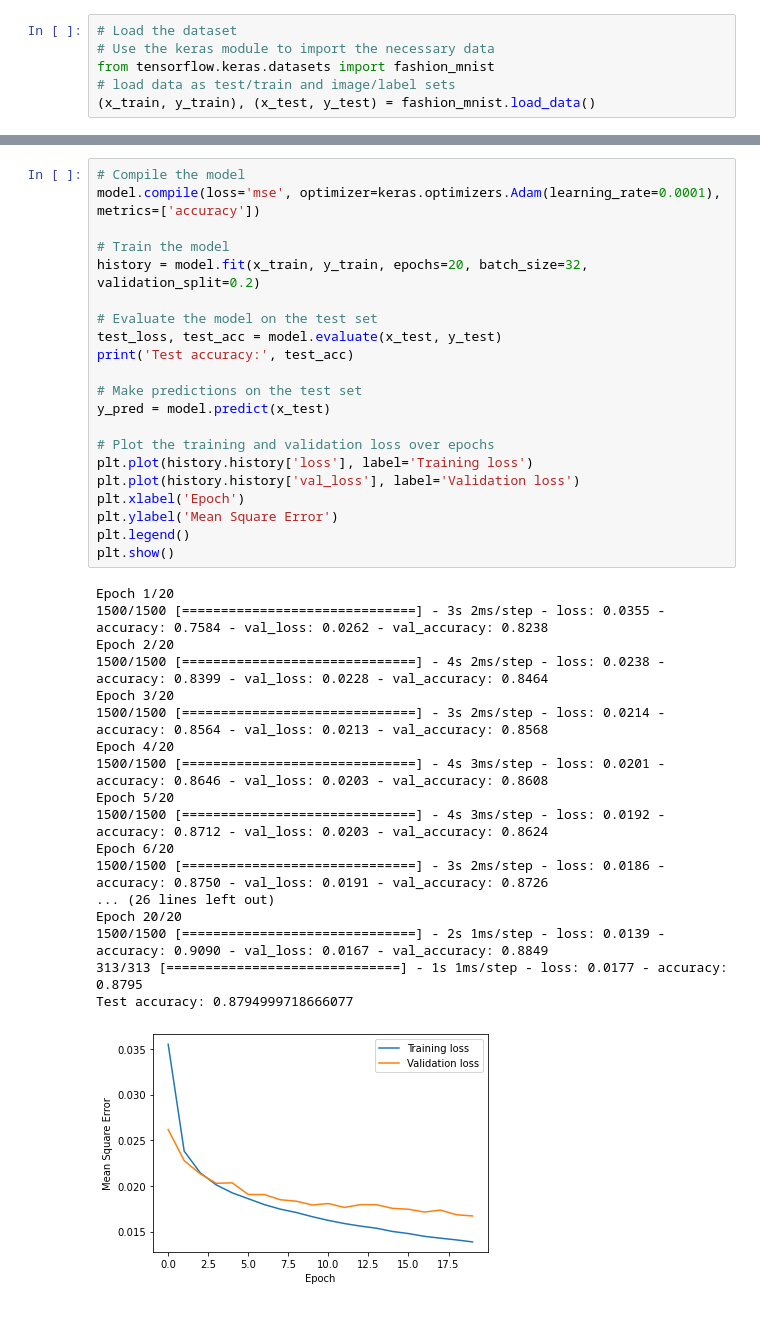
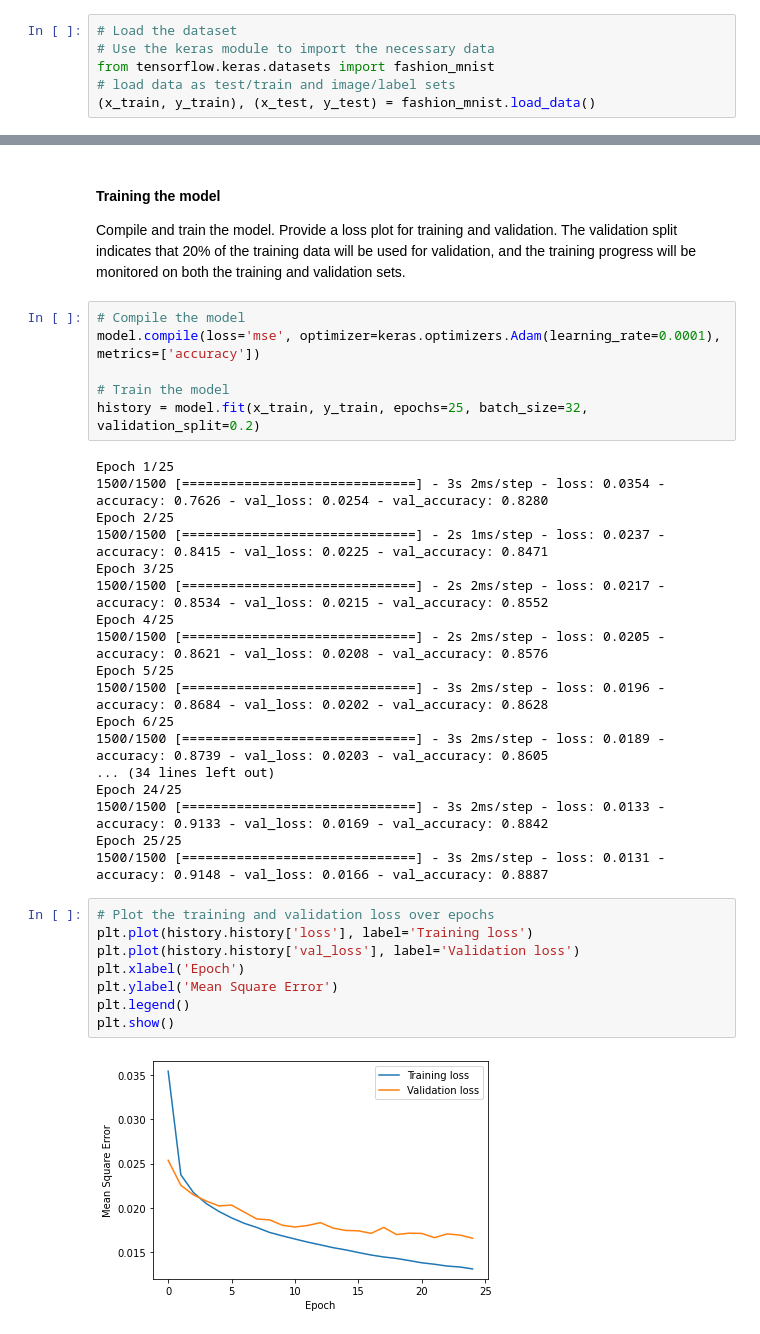
Before and after one commit to kashifliaqat/Data_Science_and_Machine-Learning, a Jupyter notebook: Supervised_Learning/5_Deep_Neural_Network/Task2_Deep_NN_Tensorflow.ipynb, the cells around one changed output, grey strips where cells are left out. Saved outputs shown, nothing was run; the diff lists cells and outputs as text.

```diff
--- a/Supervised_Learning/5_Deep_Neural_Network/Task2_Deep_NN_Tensorflow.ipynb
+++ b/Supervised_Learning/5_Deep_Neural_Network/Task2_Deep_NN_Tensorflow.ipynb
@@ -65,40 +93,37 @@ model.add(Dense(num_classes, activation='softmax'))
+# %% [markdown]
+#### Training the model
+Compile and train the model. Provide a loss plot for training and validation. The validation split indicates that 20% of the training data will be used for validation, and the training progress will be monitored on both the training and validation sets.
+# %%
+# Compile the model
+model.compile(loss='mse', optimizer=keras.optimizers.Adam(learning_rate=0.0001), metrics=['accuracy'])
+
+# Train the model
+history = model.fit(x_train, y_train, epochs=25, batch_size=32, validation_split=0.2)
+# %% [output]
+Epoch 1/25
+1500/1500 [==============================] - 3s 2ms/step - loss: 0.0354 - accuracy: 0.7626 - val_loss: 0.0254 - val_accuracy: 0.8280
+Epoch 2/25
+1500/1500 [==============================] - 2s 1ms/step - loss: 0.0237 - accuracy: 0.8415 - val_loss: 0.0225 - val_accuracy: 0.8471
+Epoch 3/25
+1500/1500 [==============================] - 2s 2ms/step - loss: 0.0217 - accuracy: 0.8534 - val_loss: 0.0215 - val_accuracy: 0.8552
+Epoch 4/25
+1500/1500 [==============================] - 2s 2ms/step - loss: 0.0205 - accuracy: 0.8621 - val_loss: 0.0208 - val_accuracy: 0.8576
+Epoch 5/25
+1500/1500 [==============================] - 3s 2ms/step - loss: 0.0196 - accuracy: 0.8684 - val_loss: 0.0202 - val_accuracy: 0.8628
+Epoch 6/25
+1500/1500 [==============================] - 3s 2ms/step - loss: 0.0189 - accuracy: 0.8739 - val_loss: 0.0203 - val_accuracy: 0.8605
+... (34 lines left out)
+Epoch 24/25
+1500/1500 [==============================] - 3s 2ms/step - loss: 0.0133 - accuracy: 0.9133 - val_loss: 0.0169 - val_accuracy: 0.8842
+Epoch 25/25
+1500/1500 [==============================] - 3s 2ms/step - loss: 0.0131 - accuracy: 0.9148 - val_loss: 0.0166 - val_accuracy: 0.8887
 # %%
-# Compile the model
-model.compile(loss='mse', optimizer=keras.optimizers.Adam(learning_rate=0.0001), metrics=['accuracy'])
-
-# Train the model
-history = model.fit(x_train, y_train, epochs=20, batch_size=32, validation_split=0.2)
-
-# Evaluate the model on the test set
-test_loss, test_acc = model.evaluate(x_test, y_test)
-print('Test accuracy:', test_acc)
-
-# Make predictions on the test set
-y_pred = model.predict(x_test)
-
 # Plot the training and validation loss over epochs
 plt.plot(history.history['loss'], label='Training loss')
 plt.plot(history.history['val_loss'], label='Validation loss')
 plt.xlabel('Epoch')
 plt.ylabel('Mean Square Error')
 plt.legend()
 plt.show()
 # %% [output]
-Epoch 1/20
-1500/1500 [==============================] - 3s 2ms/step - loss: 0.0355 - accuracy: 0.7584 - val_loss: 0.0262 - val_accuracy: 0.8238
-Epoch 2/20
-1500/1500 [==============================] - 4s 2ms/step - loss: 0.0238 - accuracy: 0.8399 - val_loss: 0.0228 - val_accuracy: 0.8464
-Epoch 3/20
-1500/1500 [==============================] - 3s 2ms/step - loss: 0.0214 - accuracy: 0.8564 - val_loss: 0.0213 - val_accuracy: 0.8568
-Epoch 4/20
-1500/1500 [==============================] - 4s 3ms/step - loss: 0.0201 - accuracy: 0.8646 - val_loss: 0.0203 - val_accuracy: 0.8608
-Epoch 5/20
-1500/1500 [==============================] - 4s 3ms/step - loss: 0.0192 - accuracy: 0.8712 - val_loss: 0.0203 - val_accuracy: 0.8624
-Epoch 6/20
-1500/1500 [==============================] - 3s 2ms/step - loss: 0.0186 - accuracy: 0.8750 - val_loss: 0.0191 - val_accuracy: 0.8726
-... (26 lines left out)
-Epoch 20/20
-1500/1500 [==============================] - 2s 1ms/step - loss: 0.0139 - accuracy: 0.9090 - val_loss: 0.0167 - val_accuracy: 0.8849
-313/313 [==============================] - 1s 1ms/step - loss: 0.0177 - accuracy: 0.8795
-Test accuracy: 0.8794999718666077
-[figure, old version]
+[figure, new version]
```
Also changed, not shown: parts of 12 cells of this notebook.
